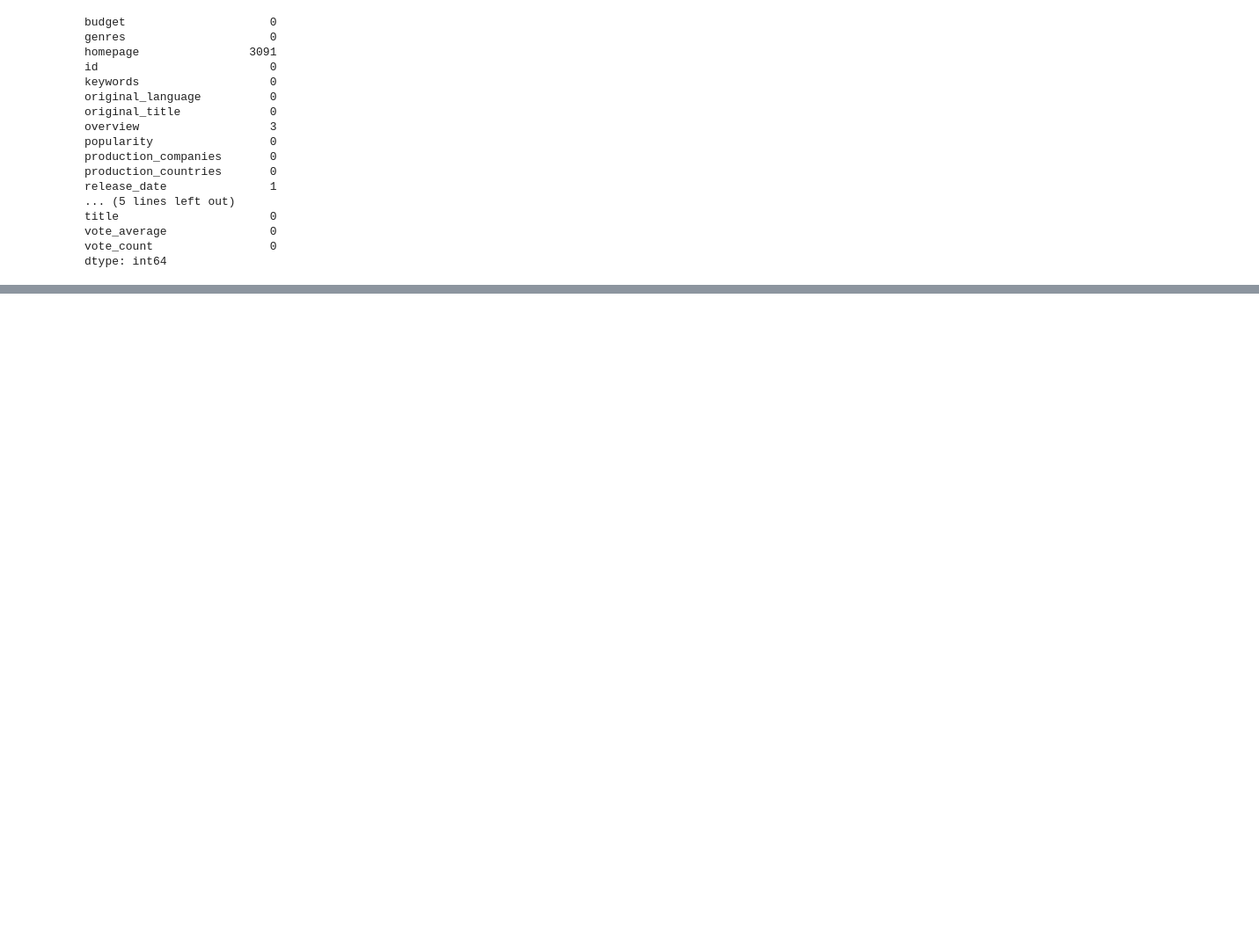
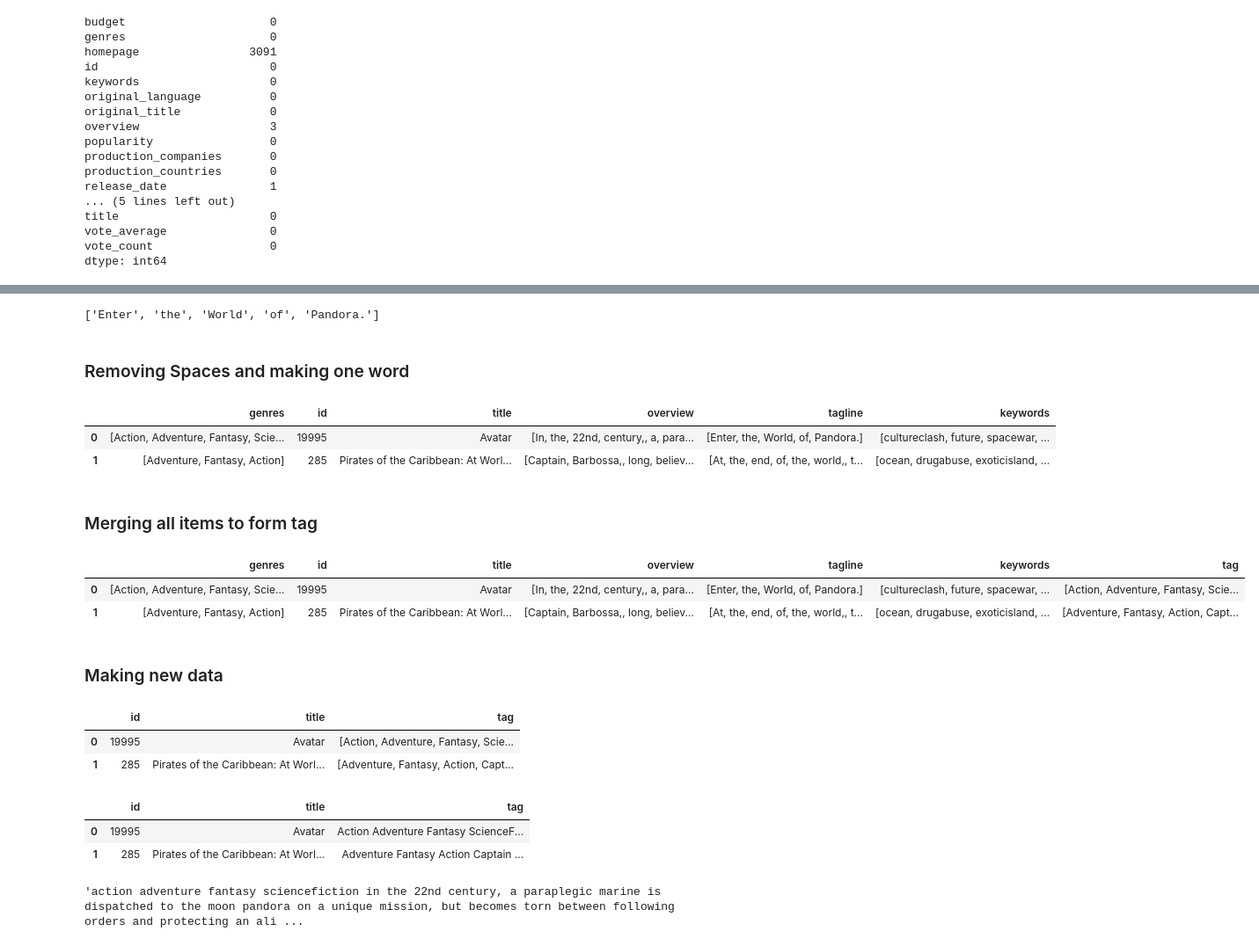
Before and after one commit to bijenchipalu/netflix-movie-recommender, a Jupyter notebook: notebook.ipynb, the cells around one changed output, grey strips where cells are left out. Shown at 88% size. Drawn from its saved outputs; the diff is of its cells as text; code cells hidden in the pictures; blank space fills up the shorter version.

```diff
--- a/notebook.ipynb
+++ b/notebook.ipynb
@@ -73,0 +109,2 @@ dtype: int64
+# %%
+df['keywords']=df['keywords'].apply(convertfun)
@@ -73,0 +140,3 @@ dtype: int64
+# %%
+df['overview'] = df['overview'].apply(lambda x: x.split())
+df['tagline'] = df['tagline'].apply(lambda x: x.split())
@@ -73,0 +163,29 @@ dtype: int64
+# %%
+df['tagline'][0]
+# %% [output]
+['Enter', 'the', 'World', 'of', 'Pandora.']
+# %% [markdown]
+<h3>Removing Spaces and making one word</h3>
+# %%
+df['genres'] = df['genres'].apply(lambda x: [i.replace(" ","") for i in x])
+df['keywords'] = df['keywords'].apply(lambda x: [i.replace(" ","") for i in x])
+df['overview'] = df['overview'].apply(lambda x: [i.replace(" ","") for i in x])
+df['tagline'] = df['tagline'].apply(lambda x: [i.replace(" ","") for i in x])
+# %%
+df.head(2)
+# %% [output]
+|  | genres | id | title | overview | tagline | keywords |
+| 0 | [Action, Adventure, Fantasy, Scie... | 19995 | Avatar | [In, the, 22nd, century,, a, para... | [Enter, the, World, of, Pandora.] | [cultureclash, future, spacewar, ... |
+| 1 | [Adventure, Fantasy, Action] | 285 | Pirates of the Caribbean: At Worl... | [Captain, Barbossa,, long, believ... | [At, the, end, of, the, world,, t... | [ocean, drugabuse, exoticisland, ... |
+# %% [markdown]
+<h3>Merging all items to form tag</h3>
+# %%
+df['tag'] = df['genres'] + df['overview'] + df['tagline'] + df['keywords']
+# %%
+df.head(2)
+# %% [output]
+|  | genres | id | title | overview | tagline | keywords | tag |
+| 0 | [Action, Adventure, Fantasy, Scie... | 19995 | Avatar | [In, the, 22nd, century,, a, para... | [Enter, the, World, of, Pandora.] | [cultureclash, future, spacewar, ... | [Action, Adventure, Fantasy, Scie... |
+| 1 | [Adventure, Fantasy, Action] | 285 | Pirates of the Caribbean: At Worl... | [Captain, Barbossa,, long, believ... | [At, the, end, of, the, world,, t... | [ocean, drugabuse, exoticisland, ... | [Adventure, Fantasy, Action, Capt... |
+# %% [markdown]
+<h3>Making new data</h3>
@@ -73,0 +196,6 @@ dtype: int64
+# %%
+movie.head(2)
+# %% [output]
+|  | id | title | tag |
+| 0 | 19995 | Avatar | [Action, Adventure, Fantasy, Scie... |
+| 1 | 285 | Pirates of the Caribbean: At Worl... | [Adventure, Fantasy, Action, Capt... |
@@ -73,0 +205,6 @@ dtype: int64
+# %%
+movie.head(2)
+# %% [output]
+|  | id | title | tag |
+| 0 | 19995 | Avatar | Action Adventure Fantasy ScienceF... |
+| 1 | 285 | Pirates of the Caribbean: At Worl... | Adventure Fantasy Action Captain ... |
@@ -73,0 +214,4 @@ dtype: int64
+# %%
+movie['tag'][0]
+# %% [output]
+'action adventure fantasy sciencefiction in the 22nd century, a paraplegic marine is dispatched to the moon pandora on a unique mission, but becomes torn between following orders and protecting an ali ...
```
Also changed, not shown: parts of 37 cells of this notebook.
